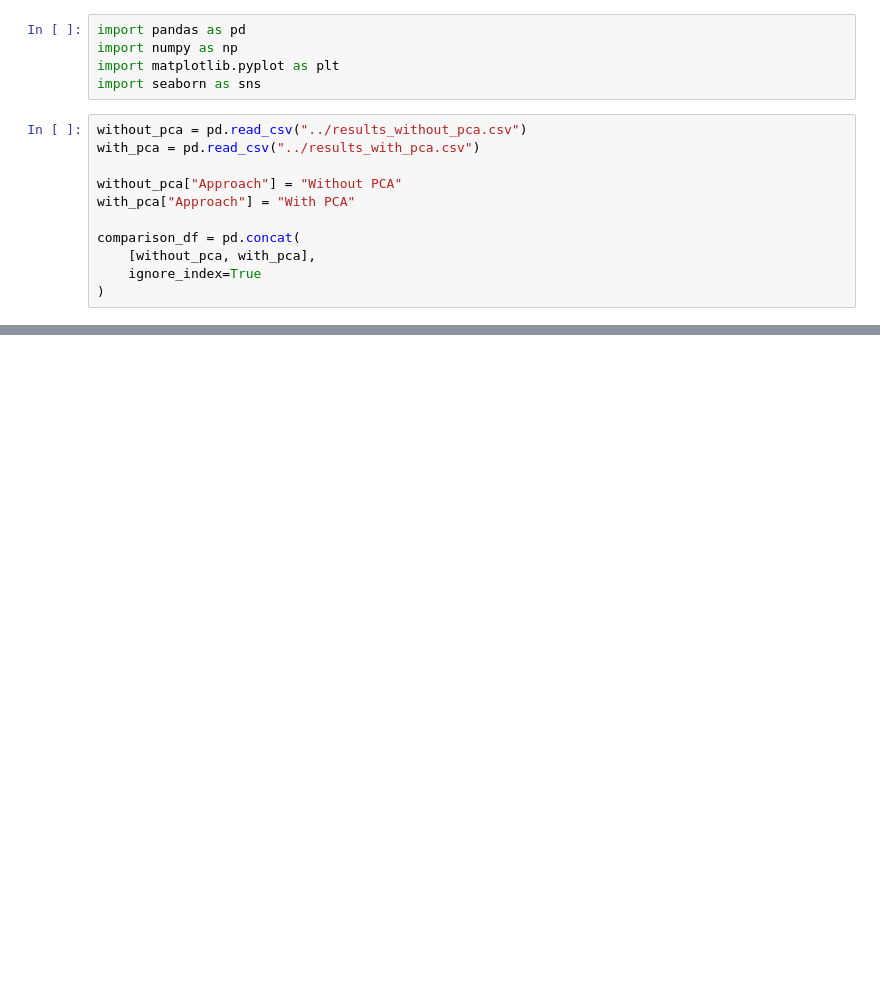
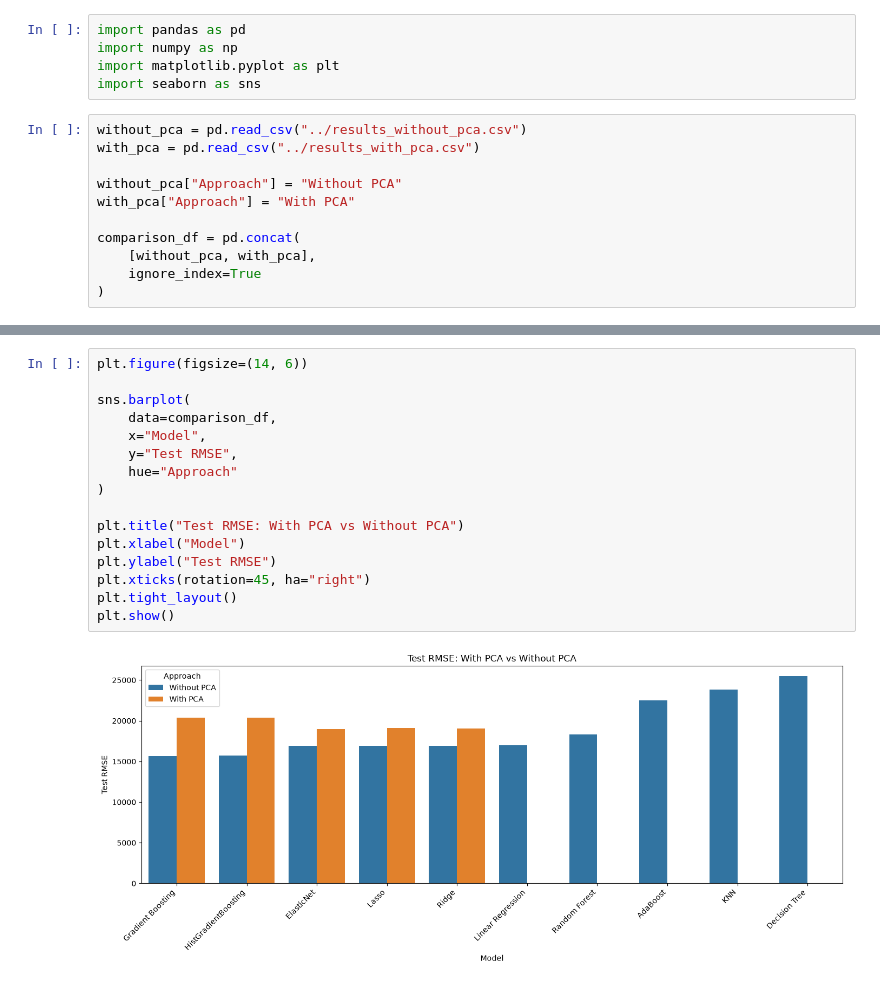
Before and after one commit to Mohamadzf23/ames-housing-price-prediction, a Jupyter notebook: src/model_comparison.ipynb, the cells around one changed output, grey strips where cells are left out. Drawn from its saved outputs; the diff is of its cells as text; blank space fills up the shorter version.

Commit message:
Add model comparison analysis

```diff
--- a/src/model_comparison.ipynb
+++ b/src/model_comparison.ipynb
@@ -61,0 +36,18 @@ WITH PCA
+# %%
+plt.figure(figsize=(14, 6))
+
+sns.barplot(
+    data=comparison_df,
+    x="Model",
+    y="Test RMSE",
+    hue="Approach"
+)
+
+plt.title("Test RMSE: With PCA vs Without PCA")
+plt.xlabel("Model")
+plt.ylabel("Test RMSE")
+plt.xticks(rotation=45, ha="right")
+plt.tight_layout()
+plt.show()
+# %% [output]
+[figure, added]
```
Also changed, not shown: parts of 12 cells of this notebook, 2 other files.
